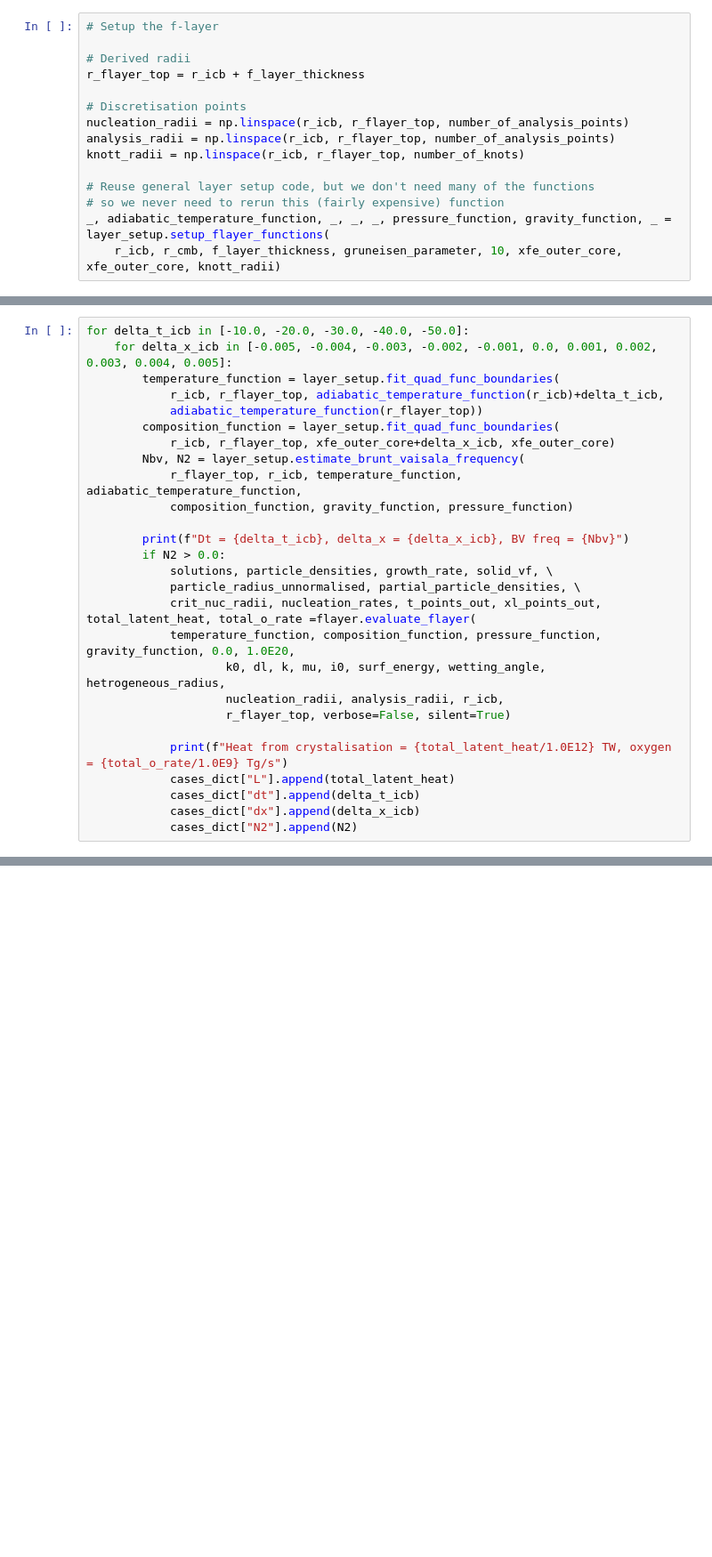
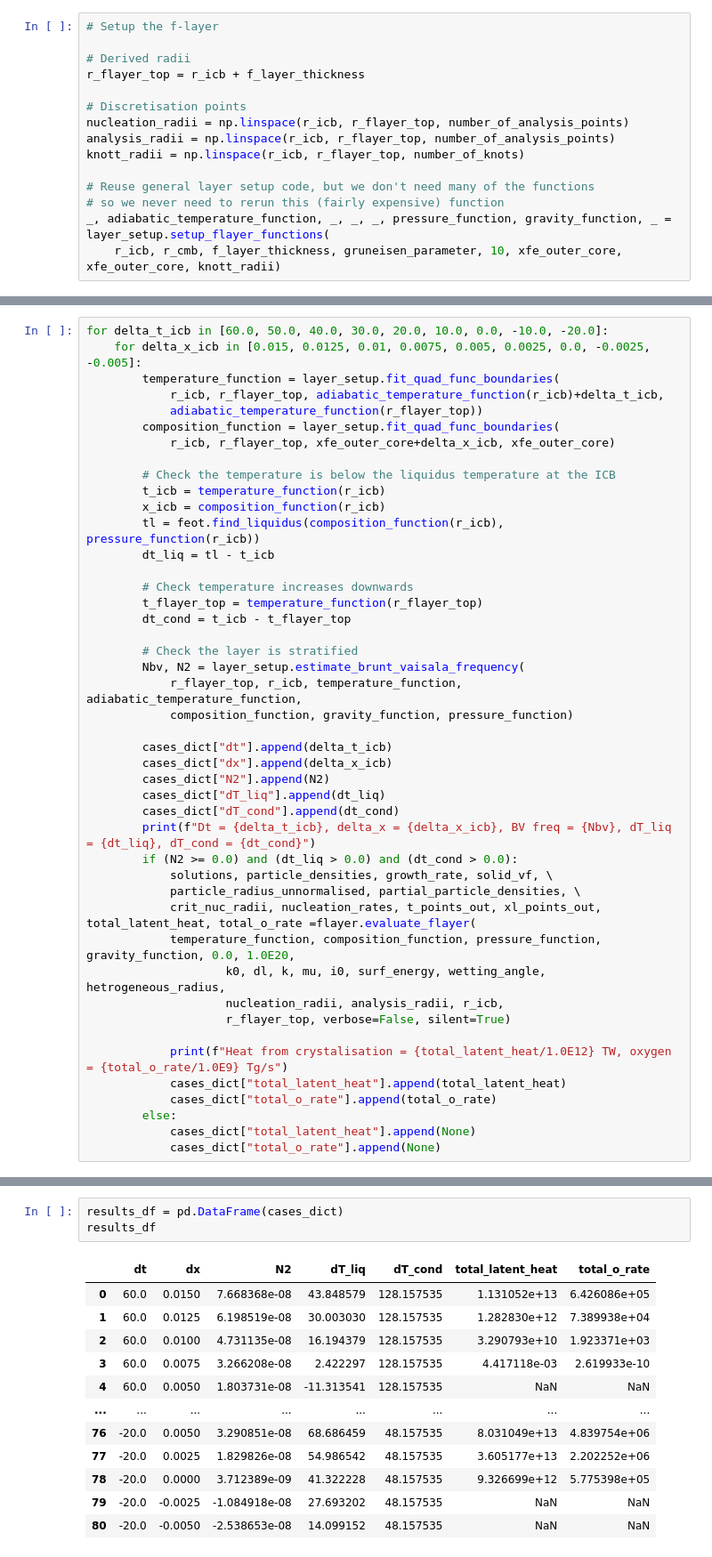
Before and after one commit to andreww/slurry, a Jupyter notebook: layer_models.ipynb, the cells around one changed output, grey strips where cells are left out. Shown at 89% size. Saved outputs shown, nothing was run; the diff lists cells and outputs as text; blank space fills up the shorter version.

```diff
--- a/layer_models.ipynb
+++ b/layer_models.ipynb
@@ -66,17 +71,34 @@ cases_dict = {"dt": [], "dx": [], "N2": [], "L": []}
 # %%
-for delta_t_icb in [-10.0, -20.0, -30.0, -40.0, -50.0]:
-    for delta_x_icb in [-0.005, -0.004, -0.003, -0.002, -0.001, 0.0, 0.001, 0.002, 0.003, 0.004, 0.005]:
+for delta_t_icb in [60.0, 50.0, 40.0, 30.0, 20.0, 10.0, 0.0, -10.0, -20.0]:
+    for delta_x_icb in [0.015, 0.0125, 0.01, 0.0075, 0.005, 0.0025, 0.0, -0.0025, -0.005]:
         temperature_function = layer_setup.fit_quad_func_boundaries(
             r_icb, r_flayer_top, adiabatic_temperature_function(r_icb)+delta_t_icb,
             adiabatic_temperature_function(r_flayer_top))
         composition_function = layer_setup.fit_quad_func_boundaries(
             r_icb, r_flayer_top, xfe_outer_core+delta_x_icb, xfe_outer_core)
+
+        # Check the temperature is below the liquidus temperature at the ICB
+        t_icb = temperature_function(r_icb)
+        x_icb = composition_function(r_icb)
+        tl = feot.find_liquidus(composition_function(r_icb), pressure_function(r_icb))
+        dt_liq = tl - t_icb
+
+        # Check temperature increases downwards
+        t_flayer_top = temperature_function(r_flayer_top)
+        dt_cond = t_icb - t_flayer_top
+
+        # Check the layer is stratified
         Nbv, N2 = layer_setup.estimate_brunt_vaisala_frequency(
             r_flayer_top, r_icb, temperature_function, adiabatic_temperature_function,
             composition_function, gravity_function, pressure_function)
 
-        print(f"Dt = {delta_t_icb}, delta_x = {delta_x_icb}, BV freq = {Nbv}")
-        if N2 > 0.0:
+        cases_dict["dt"].append(delta_t_icb)
+        cases_dict["dx"].append(delta_x_icb)
+        cases_dict["N2"].append(N2)
+        cases_dict["dT_liq"].append(dt_liq)
+        cases_dict["dT_cond"].append(dt_cond)
+        print(f"Dt = {delta_t_icb}, delta_x = {delta_x_icb}, BV freq = {Nbv}, dT_liq = {dt_liq}, dT_cond = {dt_cond}")
+        if (N2 >= 0.0) and (dt_liq > 0.0) and (dt_cond > 0.0):
             solutions, particle_densities, growth_rate, solid_vf, \
             particle_radius_unnormalised, partial_particle_densities, \
             crit_nuc_radii, nucleation_rates, t_points_out, xl_points_out, total_latent_heat, total_o_rate =flayer.evaluate_flayer(
@@ -86,8 +108,9 @@ for delta_t_icb in [-10.0, -20.0, -30.0, -40.0, -50.0]:
                     r_flayer_top, verbose=False, silent=True)
 
             print(f"Heat from crystalisation = {total_latent_heat/1.0E12} TW, oxygen = {total_o_rate/1.0E9} Tg/s")
-            cases_dict["L"].append(total_latent_heat)
-            cases_dict["dt"].append(delta_t_icb)
-            cases_dict["dx"].append(delta_x_icb)
-            cases_dict["N2"].append(N2)
+            cases_dict["total_latent_heat"].append(total_latent_heat)
+            cases_dict["total_o_rate"].append(total_o_rate)
+        else:
+            cases_dict["total_latent_heat"].append(None)
+            cases_dict["total_o_rate"].append(None)
 # %% [output]
@@ -110,0 +243,16 @@ Heat from crystalisation = 216.3136621671904 TW, oxygen = 0.003693158259214365 T
+# %%
+results_df = pd.DataFrame(cases_dict)
+results_df
+# %% [output]
+|  | dt | dx | N2 | dT_liq | dT_cond | total_latent_heat | total_o_rate |
+| 0 | 60.0 | 0.0150 | 7.668368e-08 | 43.848579 | 128.157535 | 1.131052e+13 | 6.426086e+05 |
+| 1 | 60.0 | 0.0125 | 6.198519e-08 | 30.003030 | 128.157535 | 1.282830e+12 | 7.389938e+04 |
+| 2 | 60.0 | 0.0100 | 4.731135e-08 | 16.194379 | 128.157535 | 3.290793e+10 | 1.923371e+03 |
+| 3 | 60.0 | 0.0075 | 3.266208e-08 | 2.422297 | 128.157535 | 4.417118e-03 | 2.619933e-10 |
+| 4 | 60.0 | 0.0050 | 1.803731e-08 | -11.313541 | 128.157535 | NaN | NaN |
+| ... | ... | ... | ... | ... | ... | ... | ... |
+| 76 | -20.0 | 0.0050 | 3.290851e-08 | 68.686459 | 48.157535 | 8.031049e+13 | 4.839754e+06 |
+| 77 | -20.0 | 0.0025 | 1.829826e-08 | 54.986542 | 48.157535 | 3.605177e+13 | 2.202252e+06 |
+| 78 | -20.0 | 0.0000 | 3.712389e-09 | 41.322228 | 48.157535 | 9.326699e+12 | 5.775398e+05 |
+| 79 | -20.0 | -0.0025 | -1.084918e-08 | 27.693202 | 48.157535 | NaN | NaN |
+| 80 | -20.0 | -0.0050 | -2.538653e-08 | 14.099152 | 48.157535 | NaN | NaN |
```
Also changed, not shown: parts of 11 cells of this notebook.
